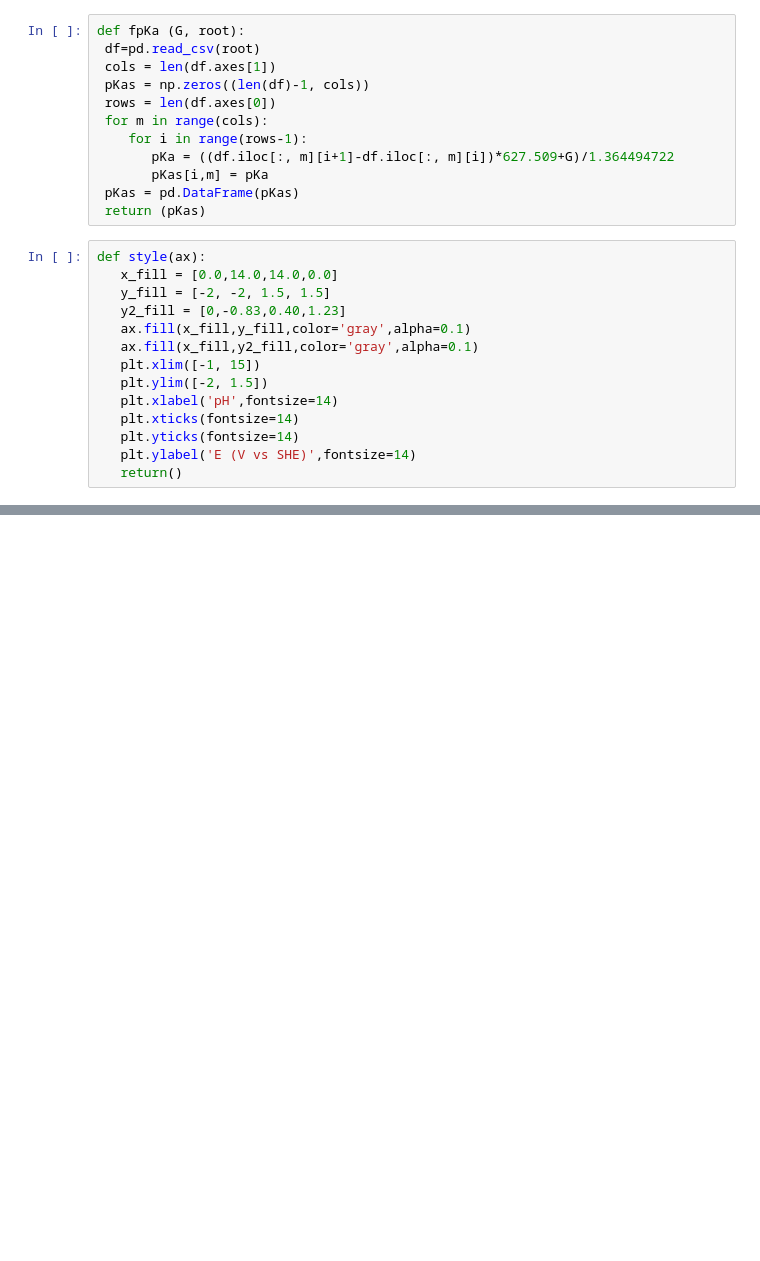
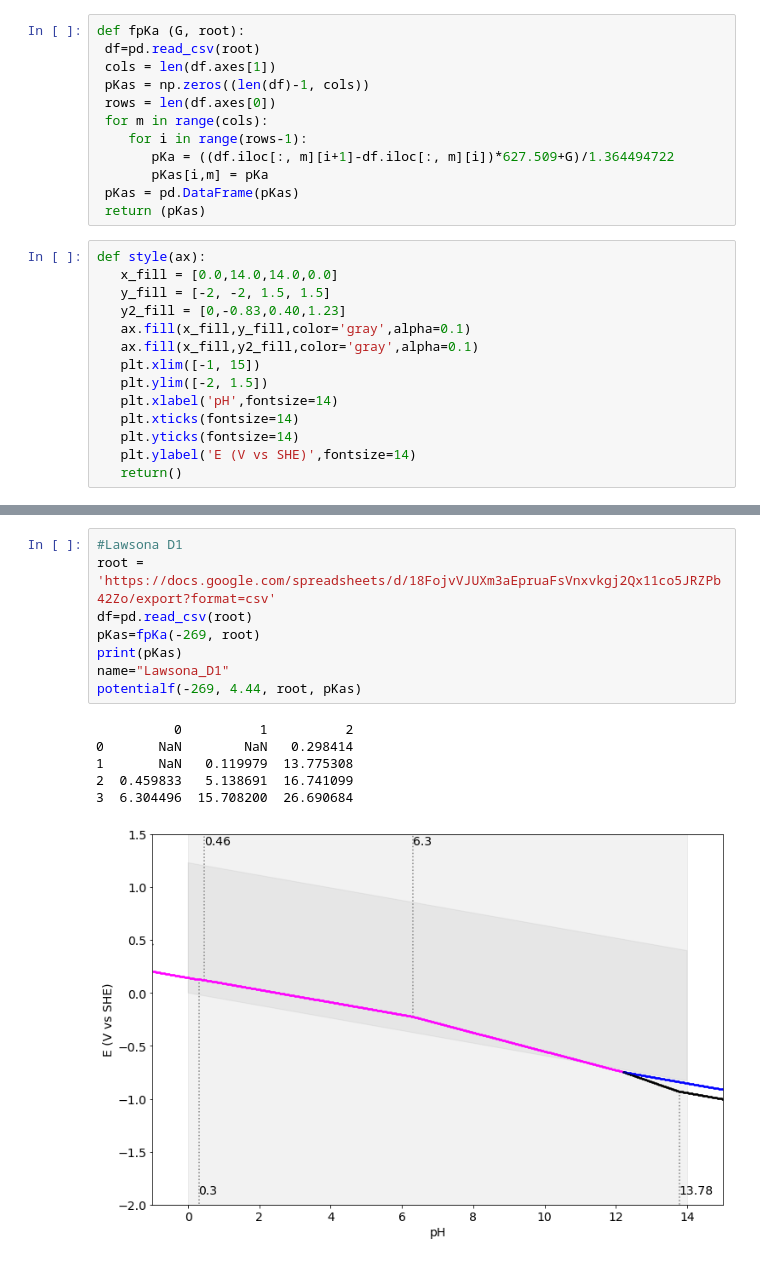
Before and after one commit to yaffka/DP, a Jupyter notebook: PD.ipynb, the cells around one changed output, grey strips where cells are left out. Cells and saved outputs as stored; diff of their text form; blank space fills up the shorter version.

```diff
--- a/PD.ipynb
+++ b/PD.ipynb
@@ -177,0 +247,15 @@ potentialf(-270.8787, 4.08845, root, pKas)
+# %%
+#Lawsona D1
+root = 'https://docs.google.com/spreadsheets/d/18FojvVJUXm3aEpruaFsVnxvkgj2Qx11co5JRZPb42Zo/export?format=csv'
+df=pd.read_csv(root)
+pKas=fpKa(-269, root)
+print(pKas)
+name="Lawsona_D1"
+potentialf(-269, 4.44, root, pKas)
+# %% [output]
+          0          1          2
+0       NaN        NaN   0.298414
+1       NaN   0.119979  13.775308
+2  0.459833   5.138691  16.741099
+3  6.304496  15.708200  26.690684
+[figure, added]
```
Also changed, not shown: parts of 9 cells of this notebook.
